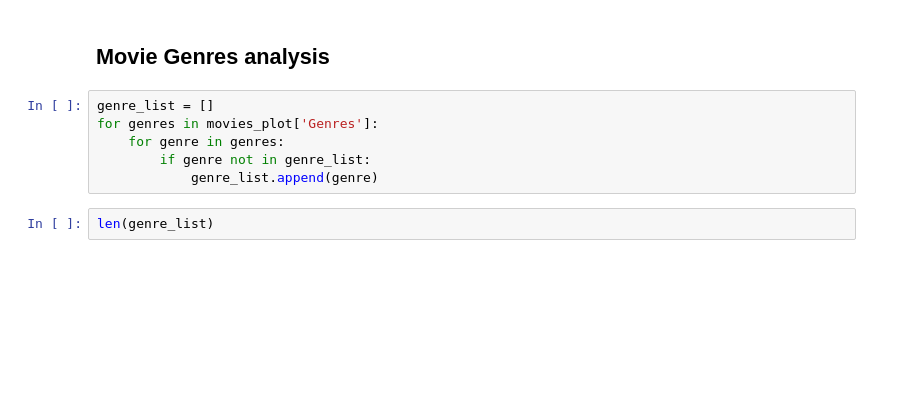
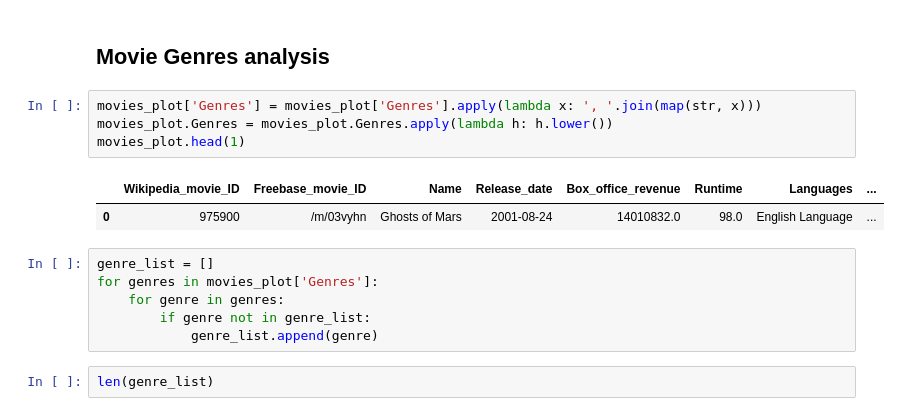
Before and after one commit to epfl-ada/ada-2022-project-thegonios, a Jupyter notebook: Data_processing.ipynb, the cells around one changed output. Saved outputs shown, nothing was run; the diff lists cells and outputs as text; blank space fills up the shorter version.

```diff
--- a/Data_processing.ipynb
+++ b/Data_processing.ipynb
@@ -397,5 +397,12 @@ Text(0.5, 1.0, 'Box office revenue distribution for WW2 event')
 # %% [markdown]
 ## Movie Genres analysis
+# %%
+movies_plot['Genres'] = movies_plot['Genres'].apply(lambda x: ', '.join(map(str, x)))
+movies_plot.Genres = movies_plot.Genres.apply(lambda h: h.lower())
+movies_plot.head(1)
+# %% [output]
+|  | Wikipedia_movie_ID | Freebase_movie_ID | Name | Release_date | Box_office_revenue | Runtime | Languages | ... |
+| 0 | 975900 | /m/03vyhn | Ghosts of Mars | 2001-08-24 | 14010832.0 | 98.0 | English Language | ... |
 # %%
 genre_list = []
 for genres in movies_plot['Genres']:
```
Also changed, not shown: parts of 11 cells of this notebook.
